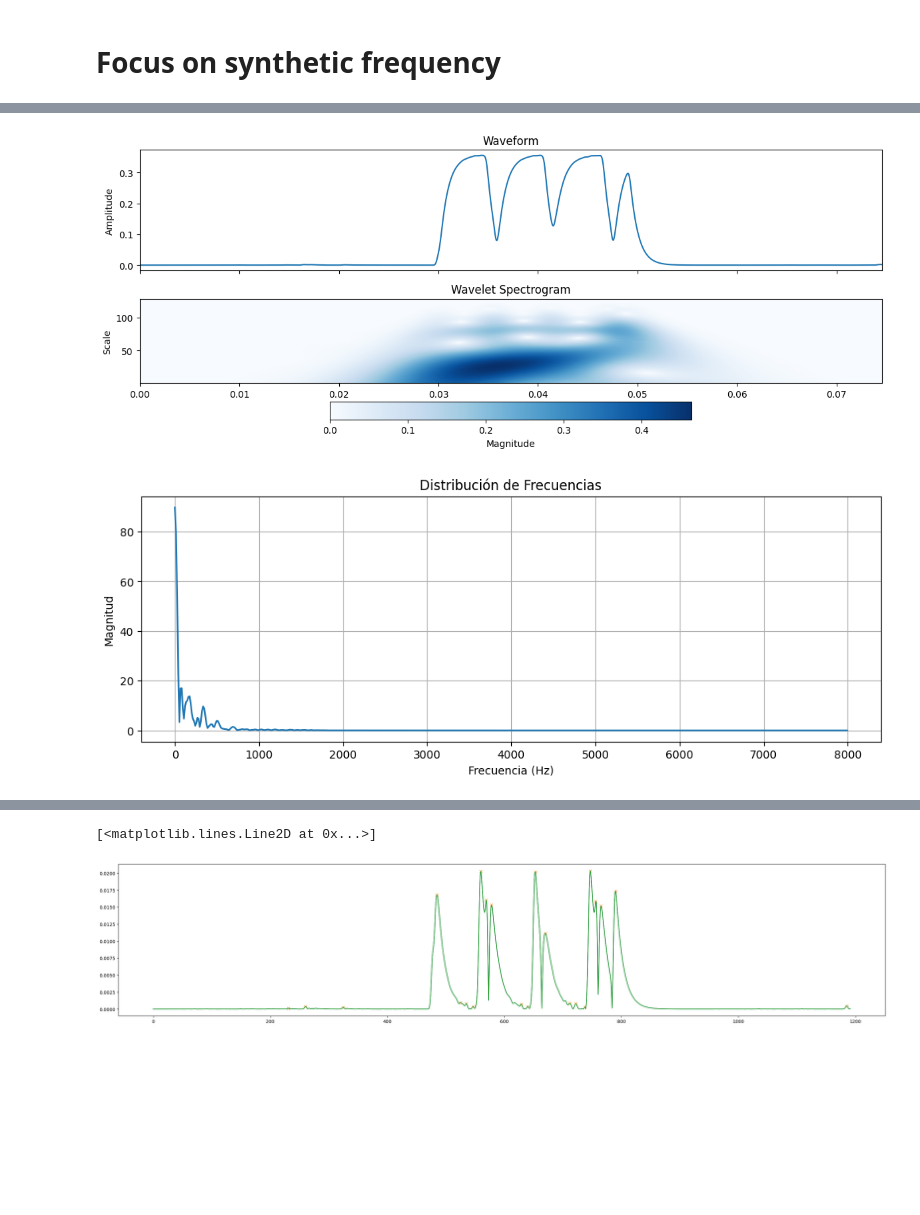
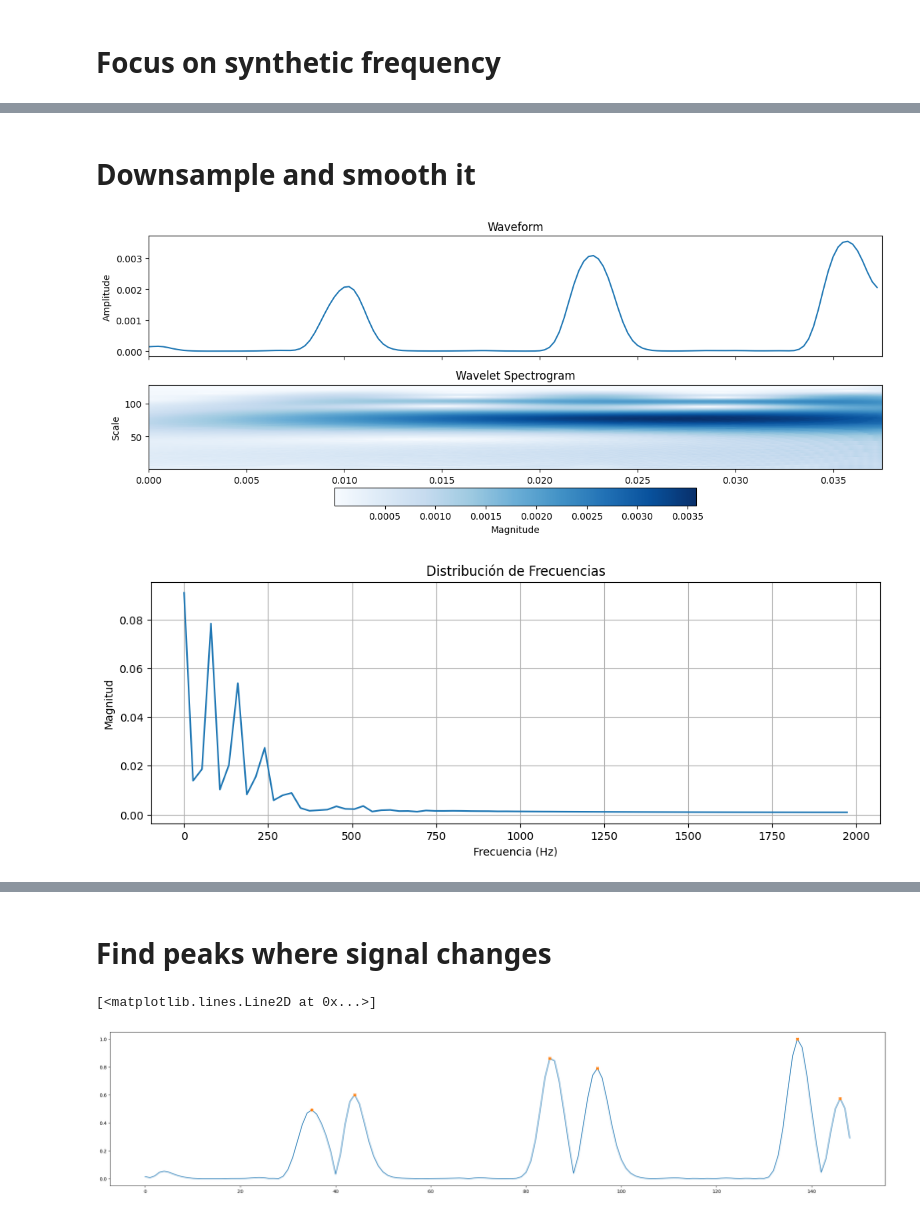
Before and after one commit to Afroefras/coratech, a Jupyter notebook: notebooks/trigger_notification.ipynb, the cells around one changed output, grey strips where cells are left out. Drawn from its saved outputs; the diff is of its cells as text; code cells hidden in the pictures; blank space fills up the shorter version.

Commit message:
Split audio every time the trigger sounds

```diff
--- a/notebooks/trigger_notification.ipynb
+++ b/notebooks/trigger_notification.ipynb
@@ -11,6 +15,6 @@ from helpers.plot import plot_wavelet_spectrogram, plot_audio_fft
 # %%
-AUDIO_NAME = "test-trigger.m4a"
-DIGITAL_AUDIO_DIR = get_base_dir().joinpath(f"data/mobile/{AUDIO_NAME}")
+AUDIO_NAME = "test-202407211616.wav"
+DIGITAL_AUDIO_DIR = get_base_dir().joinpath(f"data/digital/{AUDIO_NAME}")
 
 digital_audio, digital_sample_rate = torchaudio.load(str(DIGITAL_AUDIO_DIR))
 print("Sample rate: ", digital_sample_rate)
@@ -27,8 +31,8 @@ Sample rate:  16000
 # %% [markdown]
 # Focus on synthetic frequency
 # %%
-low_cutoff = 189
-high_cutoff = 191
+low_cutoff = 299
+high_cutoff = 301
 
 filtered_audio = apply_bandpass_filter(
     digital_audio, digital_sample_rate, low_cutoff, high_cutoff
@@ -44,31 +48,29 @@ Audio(filtered_audio, rate=digital_sample_rate, autoplay=True)
 [interactive output not drawn]
+# %% [markdown]
+# Downsample and smooth it
 # %%
-from helpers.transform import TrimAfterClicker
+tat = TrimAfterTrigger()
+DOWNSAMPLE_FACTOR = 400
 
-tac = TrimAfterClicker()
-
-smoothed = tac.abs_downsample_smooth(filtered_audio, downsample_factor=200, sigma=2)
+smoothed = tat.abs_downsample_smooth(filtered_audio, downsample_factor=DOWNSAMPLE_FACTOR, sigma=2)
 plot_wavelet_spectrogram(smoothed, digital_sample_rate, downsample_factor=1)
 plot_audio_fft(smoothed, digital_sample_rate)
 
-Audio(smoothed, rate=digital_sample_rate / 200, autoplay=True)
+Audio(smoothed, rate=digital_sample_rate / DOWNSAMPLE_FACTOR, autoplay=True)
 # %% [output]
-[figure, old version]
+[figure, new version]
-[figure, old version]
+[figure, new version]
 [interactive output not drawn]
+# %% [markdown]
+# Find peaks where signal changes
 # %%
-import numpy as np
-import matplotlib.pyplot as plt
-from scipy.signal import find_peaks
-
 smoothed_diff = np.abs(np.diff(smoothed).squeeze())
-peaks, _ = find_peaks(smoothed_diff, prominence=0.0001)
+smoothed_diff = min_max_scale(Tensor(smoothed_diff))
+peaks, _ = find_peaks(smoothed_diff, height=0.3, prominence=0.0001)
 
 plt.figure(figsize=(30, 6))
 plt.plot(smoothed_diff)
-plt.plot(peaks, smoothed_diff[peaks], "x")
-
-plt.plot(smoothed_diff)
+plt.plot(peaks, smoothed_diff[peaks], "X")
 # %% [output]
 [<matplotlib.lines.Line2D at 0x...>]
-[figure, old version]
+[figure, new version]
```
Also changed, not shown: parts of 11 cells of this notebook, 1 other file.
